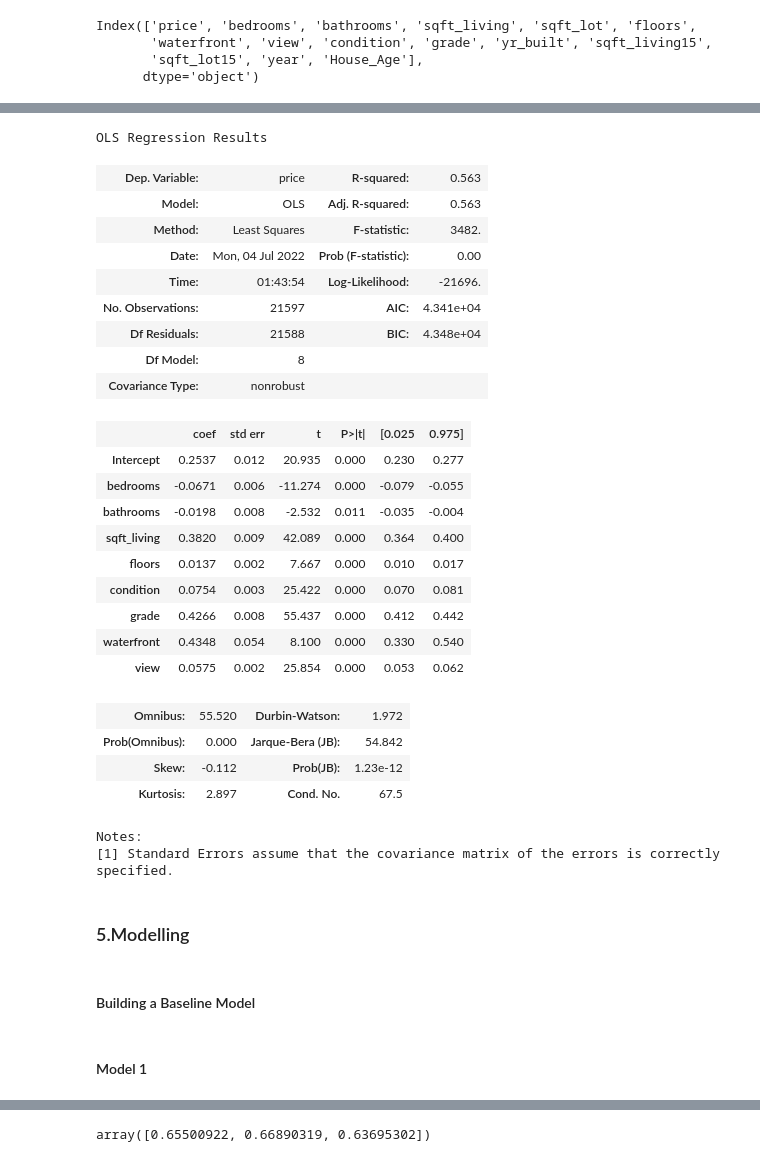
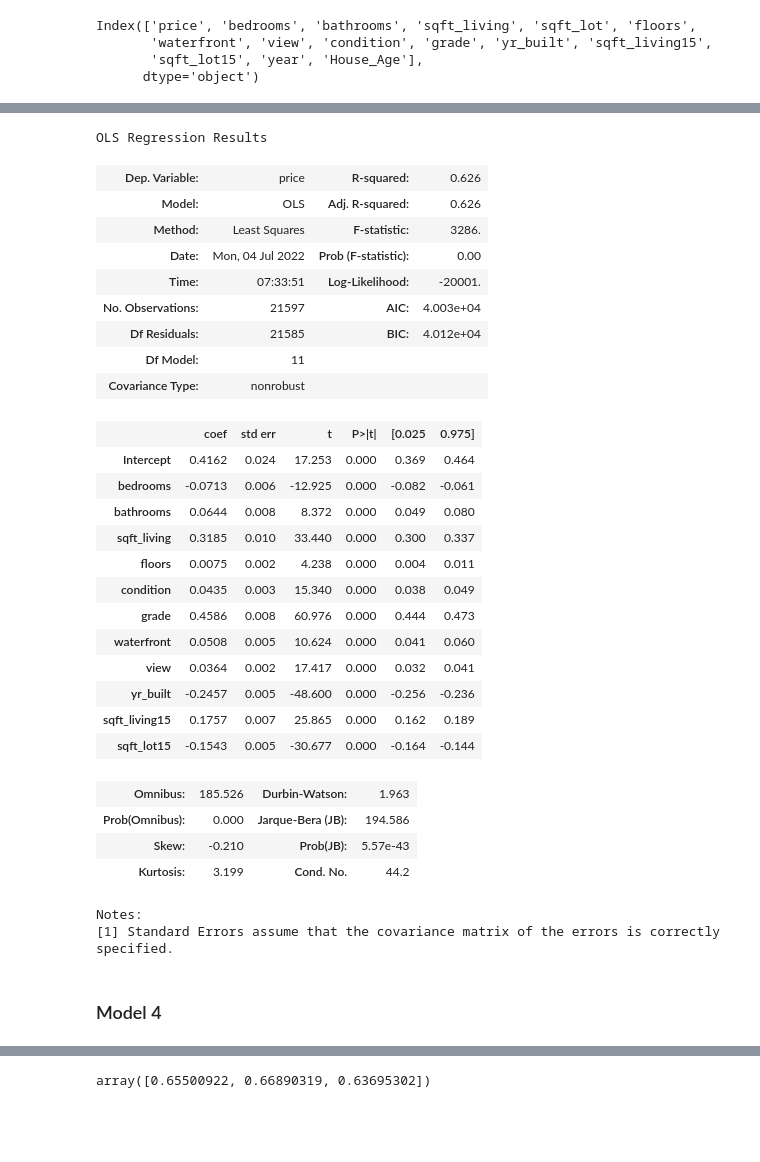
Before and after one commit to oscar066/Modelling_House_Sales, a Jupyter notebook: index.ipynb, the cells around one changed output, grey strips where cells are left out. Saved outputs shown, nothing was run; the diff lists cells and outputs as text; code cells hidden in the pictures; blank space fills up the shorter version.

```diff
--- a/index.ipynb
+++ b/index.ipynb
@@ -844,4 +912,5 @@ plt.tight_layout();
 # %%
+# Quantile transformation of features to try improve the model outcome
 from sklearn.preprocessing import QuantileTransformer
 qt = QuantileTransformer(output_distribution='normal')
 df['sqft_living'] = qt.fit_transform(df[['sqft_living']])
@@ -850,6 +919,11 @@ df['bedrooms'] = qt.fit_transform(df[['bedrooms']])
 df['grade'] = qt.fit_transform(df[['grade']])
 df['condition'] = qt.fit_transform(df[['condition']])
 df['view'] = qt.fit_transform(df[['view']])
+df['waterfront'] = qt.fit_transform(df[['waterfront']])
+df['floors'] = qt.fit_transform(df[['floors']])
+df['yr_built'] = qt.fit_transform(df[['yr_built']])
+df['sqft_living15'] = qt.fit_transform(df[['sqft_living15']])
+df['sqft_lot15'] = qt.fit_transform(df[['sqft_lot15']])
+df['House_Age'] = qt.fit_transform(df[['House_Age']])
 df['price'] = qt.fit_transform(df[['price']])
-df['floors'] = qt.fit_transform(df[['floors']])
 # %%
@@ -860,32 +936,35 @@ plt.tight_layout();
 # %%
 from statsmodels.formula.api import ols
-formula = "price ~ bedrooms+bathrooms+sqft_living+floors+condition+grade+waterfront+view"
+formula = "price ~ bedrooms+bathrooms+sqft_living+floors+condition+grade+waterfront+view+yr_built+sqft_living15+sqft_lot15"
 model = ols(formula= formula, data=df).fit()
 model.summary()
 # %% [output]
 OLS Regression Results
-| Dep. Variable: | price | R-squared: | 0.563 |
-| Model: | OLS | Adj. R-squared: | 0.563 |
-| Method: | Least Squares | F-statistic: | 3482. |
+| Dep. Variable: | price | R-squared: | 0.626 |
+| Model: | OLS | Adj. R-squared: | 0.626 |
+| Method: | Least Squares | F-statistic: | 3286. |
 | Date: | Mon, 04 Jul 2022 | Prob (F-statistic): | 0.00 |
-| Time: | 01:43:54 | Log-Likelihood: | -21696. |
-| No. Observations: | 21597 | AIC: | 4.341e+04 |
-| Df Residuals: | 21588 | BIC: | 4.348e+04 |
-| Df Model: | 8 |  |  |
+| Time: | 07:33:51 | Log-Likelihood: | -20001. |
+| No. Observations: | 21597 | AIC: | 4.003e+04 |
+| Df Residuals: | 21585 | BIC: | 4.012e+04 |
+| Df Model: | 11 |  |  |
 | Covariance Type: | nonrobust |  |  |
 |  | coef | std err | t | P>|t| | [0.025 | 0.975] |
-| Intercept | 0.2537 | 0.012 | 20.935 | 0.000 | 0.230 | 0.277 |
-| bedrooms | -0.0671 | 0.006 | -11.274 | 0.000 | -0.079 | -0.055 |
-| bathrooms | -0.0198 | 0.008 | -2.532 | 0.011 | -0.035 | -0.004 |
-| sqft_living | 0.3820 | 0.009 | 42.089 | 0.000 | 0.364 | 0.400 |
-| floors | 0.0137 | 0.002 | 7.667 | 0.000 | 0.010 | 0.017 |
-| condition | 0.0754 | 0.003 | 25.422 | 0.000 | 0.070 | 0.081 |
-| grade | 0.4266 | 0.008 | 55.437 | 0.000 | 0.412 | 0.442 |
-| waterfront | 0.4348 | 0.054 | 8.100 | 0.000 | 0.330 | 0.540 |
-| view | 0.0575 | 0.002 | 25.854 | 0.000 | 0.053 | 0.062 |
+| Intercept | 0.4162 | 0.024 | 17.253 | 0.000 | 0.369 | 0.464 |
+| bedrooms | -0.0713 | 0.006 | -12.925 | 0.000 | -0.082 | -0.061 |
+| bathrooms | 0.0644 | 0.008 | 8.372 | 0.000 | 0.049 | 0.080 |
+| sqft_living | 0.3185 | 0.010 | 33.440 | 0.000 | 0.300 | 0.337 |
+| floors | 0.0075 | 0.002 | 4.238 | 0.000 | 0.004 | 0.011 |
+| condition | 0.0435 | 0.003 | 15.340 | 0.000 | 0.038 | 0.049 |
+| grade | 0.4586 | 0.008 | 60.976 | 0.000 | 0.444 | 0.473 |
+| waterfront | 0.0508 | 0.005 | 10.624 | 0.000 | 0.041 | 0.060 |
+| view | 0.0364 | 0.002 | 17.417 | 0.000 | 0.032 | 0.041 |
+| yr_built | -0.2457 | 0.005 | -48.600 | 0.000 | -0.256 | -0.236 |
+| sqft_living15 | 0.1757 | 0.007 | 25.865 | 0.000 | 0.162 | 0.189 |
+| sqft_lot15 | -0.1543 | 0.005 | -30.677 | 0.000 | -0.164 | -0.144 |
-| Omnibus: | 55.520 | Durbin-Watson: | 1.972 |
-| Prob(Omnibus): | 0.000 | Jarque-Bera (JB): | 54.842 |
-| Skew: | -0.112 | Prob(JB): | 1.23e-12 |
-| Kurtosis: | 2.897 | Cond. No. | 67.5 |
+| Omnibus: | 185.526 | Durbin-Watson: | 1.963 |
+| Prob(Omnibus): | 0.000 | Jarque-Bera (JB): | 194.586 |
+| Skew: | -0.210 | Prob(JB): | 5.57e-43 |
+| Kurtosis: | 3.199 | Cond. No. | 44.2 |
 Notes:
 [1] Standard Errors assume that the covariance matrix of the errors is correctly specified.
@@ -894,2 +970,0 @@ Notes:
-# %% [markdown]
-### 5.Modelling
@@ -896,7 +977,5 @@ Notes:
 # %% [markdown]
-#### Building a Baseline Model
+### Model 4
-# %% [markdown]
-#### Model 1
 # %%
 from sklearn.linear_model import LinearRegression
 
```
Also changed, not shown: parts of 51 cells of this notebook.
